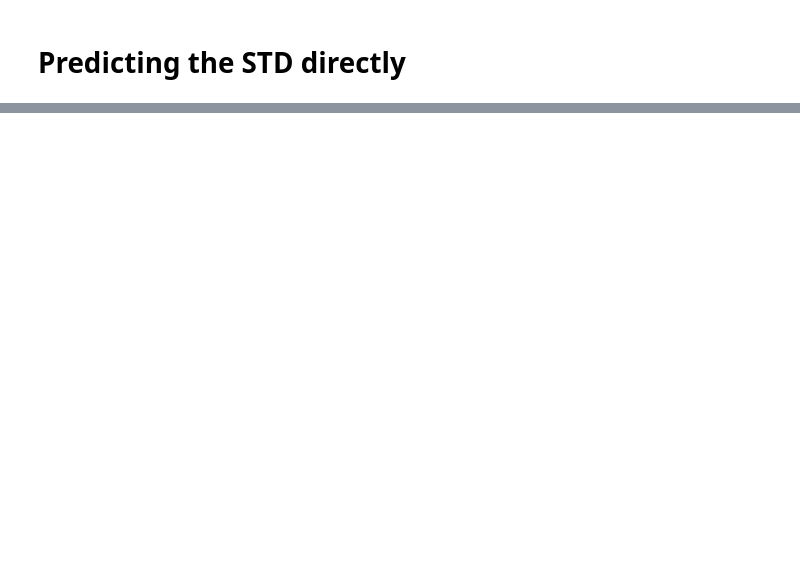
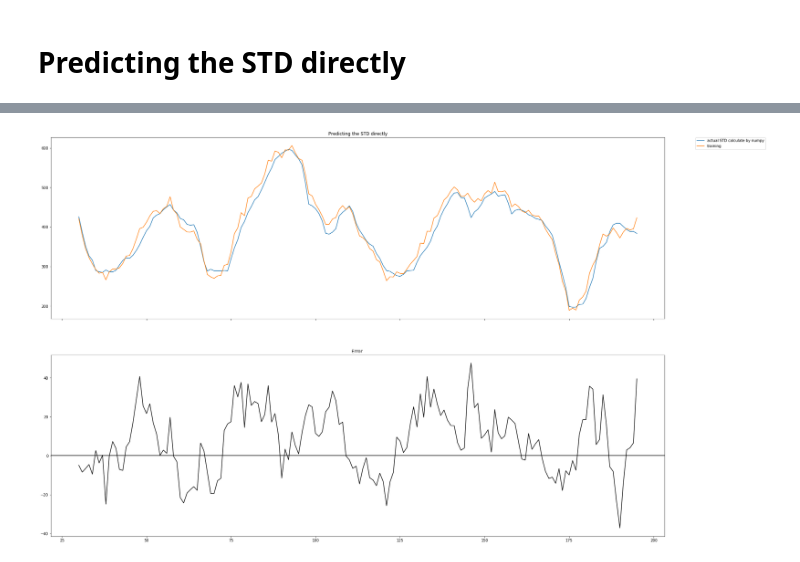
Before and after one commit to tate1010/Python-Neural-Network, a Jupyter notebook: presentation.ipynb, the cells around one changed output, grey strips where cells are left out. Saved outputs shown, nothing was run; the diff lists cells and outputs as text; code cells hidden in the pictures; blank space fills up the shorter version.

```diff
--- a/presentation.ipynb
+++ b/presentation.ipynb
@@ -433,3 +366,53 @@ Test Score: 7103.88 MSE (84.28 RMSE)
+# %%
+f, axarr = plt.subplots(2,sharex=True,squeeze=False,figsize = (30,20))
+
+axarr = axarr.flatten()
+def create_dataset2(dataset, look_back=1):
+        dataX, dataY = [], []
+        for i in range(len(dataset)-look_back-1):
+                a = dataset[i:(i+look_back), 0]
+
+
+
+                dataX.append(a)
+                dataY.append(dataset[i + look_back, 0])
+        return np.array(dataX), np.array(dataY)
+
+
+
+###
+predictionX , PredictionY = create_dataset2(dataset,look_back)
+prestack1 ,prestack2  = predictionX, PredictionY
+Rstd  = np.empty(len(dataset))
+Rstd  [:] = np.nan
+Rstd [look_back+1:]= np.std(prestack1, axis=1)
+
+
+axarr[0].plot(Rstd, label = 'actual STD calculate by numpy')
+
+trainPredict = model.predict(trainX)
+
+
+trainPredictPlot = np.empty_like(dataset)
+trainPredictPlot[:, :] = np.nan
+trainPredictPlot[look_back+1:len(trainPredict)+look_back+1, :] = trainPredict
+
+
+#axarr[0].plot(dataset,label = "dataset")
+
+axarr[0].plot(trainPredictPlot,label = 'training')
+axarr[0].set_title("Predicting the STD directly")
+axarr[0].legend(bbox_to_anchor=(1.05, 1), loc=2, borderaxespad=0.)
+
+
+
+error = trainPredictPlot.flatten() - Rstd
+axarr[1].plot(error, '-k')
+axarr[1].set_title('Error ')
+axarr[1].axhline(0, color='black')
+plt.show()
+# %% [output]
+[figure, added]
 # %%
 from pandas import DataFrame
 from pandas import Series
```
Also changed, not shown: parts of 10 cells of this notebook.
